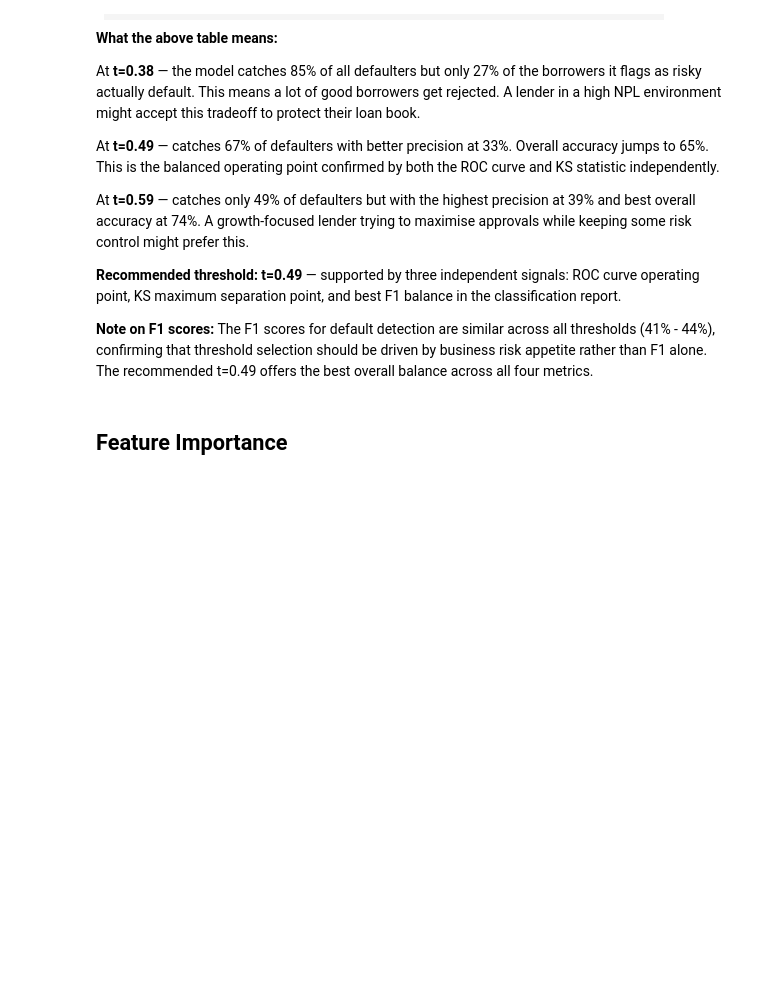
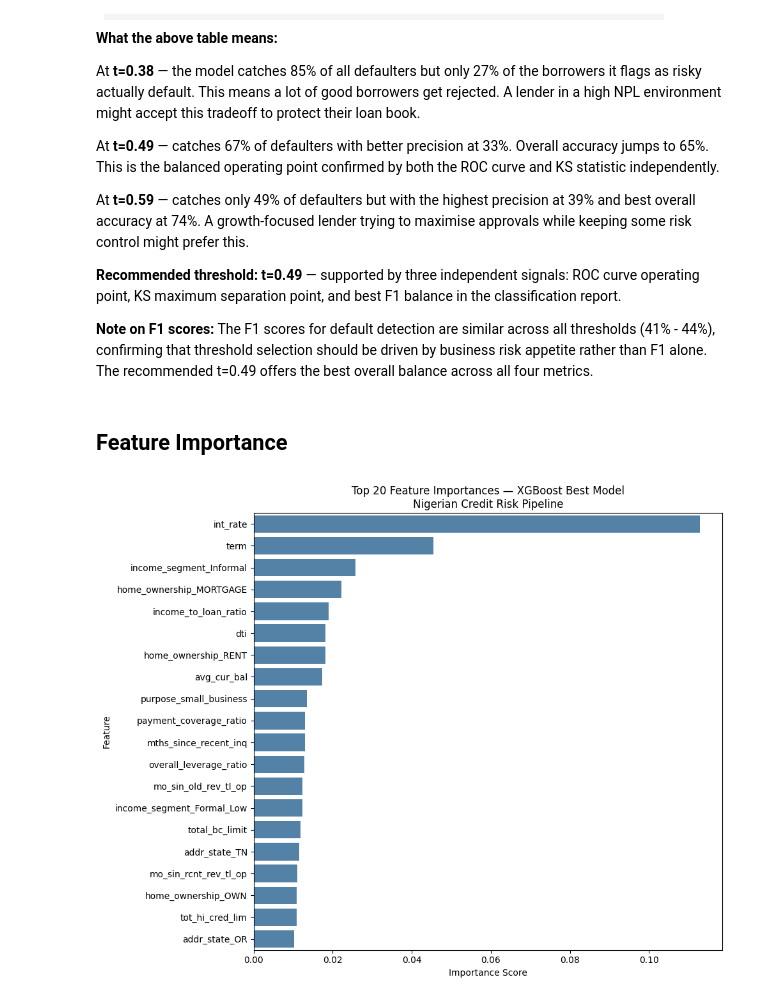
Before and after one commit to KingsleyElo/nigerian-credit-risk, a Jupyter notebook: notebooks/05_model_evaluation.ipynb, the cells around one changed output. Cells and saved outputs as stored; diff of their text form; code cells hidden in the pictures; blank space fills up the shorter version.

Commit message:
Add feature importance chart and interpretation

```diff
--- a/notebooks/05_model_evaluation.ipynb
+++ b/notebooks/05_model_evaluation.ipynb
@@ -302,3 +302,31 @@ by business risk appetite rather than F1 alone. The recommended t=0.49 offers
 the best overall balance across all four metrics.
 # %% [markdown]
 ## Feature Importance
+# %%
+# Extract the XGBoost model from the pipeline
+xgb_model = model.named_steps['model']
+
+# Extract feature names from the preprocessor
+cat_features = model.named_steps['preprocessor']\
+    .named_transformers_['cat']\
+    .named_steps['cat']\
+    .get_feature_names_out(categorical)
+
+all_features = list(cat_features) + numerical
+
+# Get importances
+importances = xgb_model.feature_importances_
+feature_importance_df = pd.DataFrame({
+    'feature': all_features,
+    'importance': importances
+}).sort_values('importance', ascending=False).head(20)
+# %%
+plt.figure(figsize=(10, 8))
+sns.barplot(data=feature_importance_df, x='importance', y='feature', color='steelblue')
+plt.title('Top 20 Feature Importances — XGBoost Best Model\nNigerian Credit Risk Pipeline')
+plt.xlabel('Importance Score')
+plt.ylabel('Feature')
+plt.tight_layout()
+plt.show()
+# %% [output]
+[figure, added]
```
Also changed, not shown: parts of 1 cell of this notebook.
